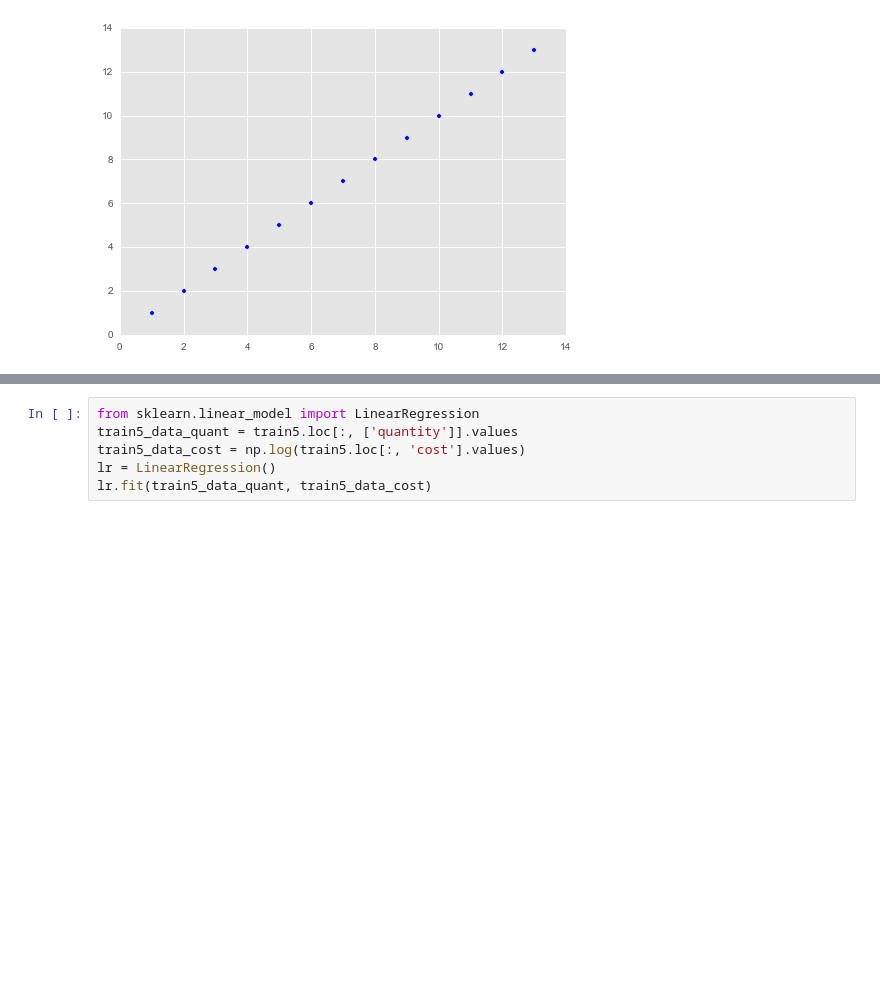
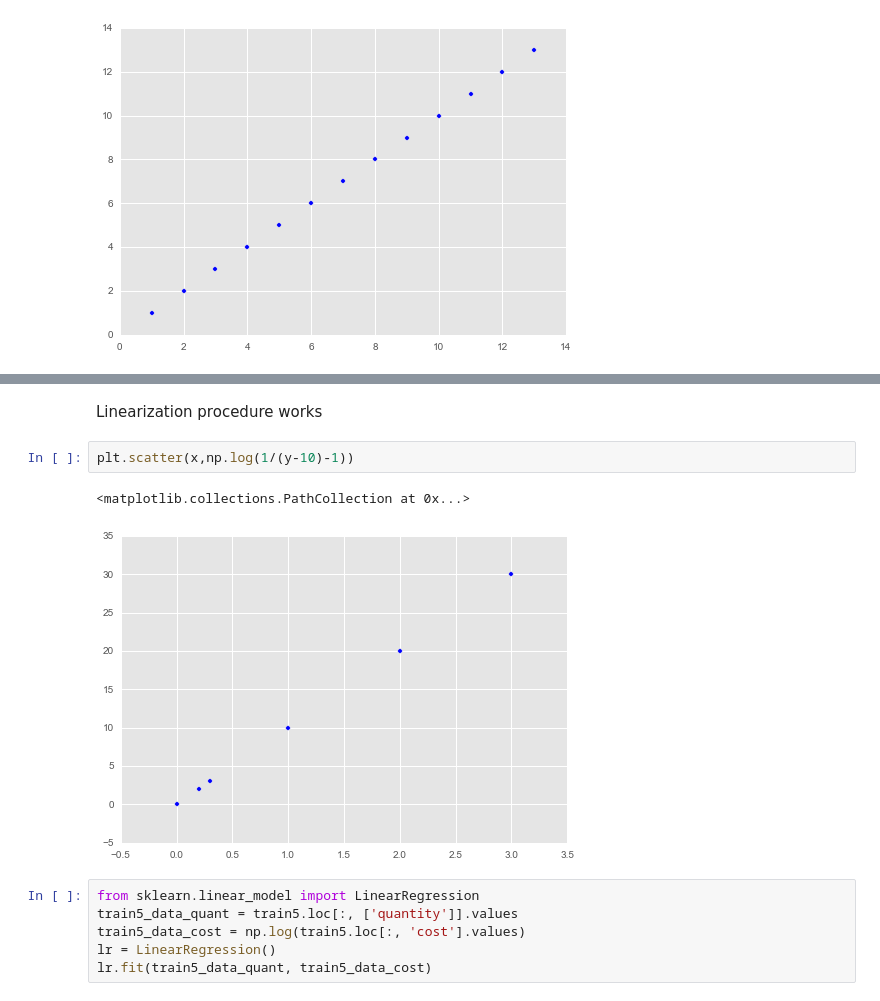
Before and after one commit to ayfu/CDIPS15_TeamCat, a Jupyter notebook: Exploration_2.ipynb, the cells around one changed output, grey strips where cells are left out. Drawn from its saved outputs; the diff is of its cells as text; blank space fills up the shorter version.

```diff
--- a/Exploration_2.ipynb
+++ b/Exploration_2.ipynb
@@ -285,3 +351,10 @@ plt.scatter(x,np.log(y))
+# %% [markdown]
+Linearization procedure works
+# %%
+plt.scatter(x,np.log(1/(y-10)-1))
+# %% [output]
+<matplotlib.collections.PathCollection at 0x...>
+[figure, added]
 # %%
 from sklearn.linear_model import LinearRegression
 train5_data_quant = train5.loc[:, ['quantity']].values
```
Also changed, not shown: parts of 8 cells of this notebook, 4 other files.
